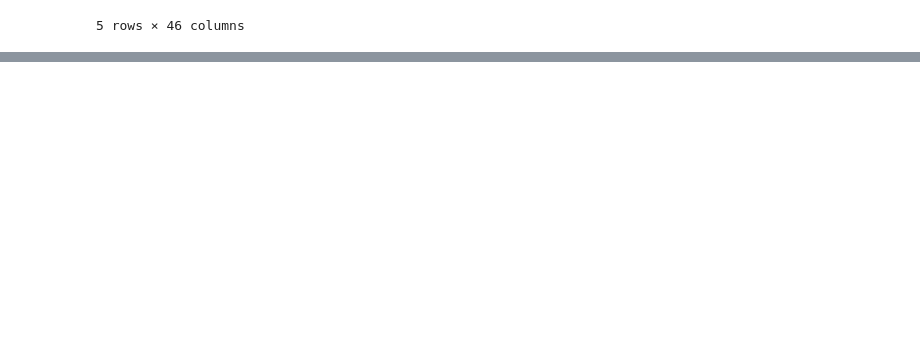
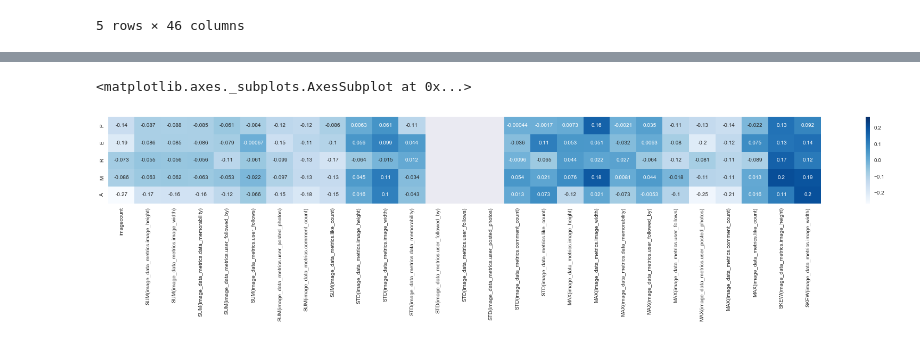
Before and after one commit to JeroenSchmidt/UvA-DSF-group, a Jupyter notebook: uc2/exploration_notebooks/rafael/Feature Tools.ipynb, the cells around one changed output, grey strips where cells are left out. Saved outputs shown, nothing was run; the diff lists cells and outputs as text; code cells hidden in the pictures; blank space fills up the shorter version.

```diff
--- a/uc2/exploration_notebooks/rafael/Feature Tools.ipynb
+++ b/uc2/exploration_notebooks/rafael/Feature Tools.ipynb
@@ -66,5 +37,4 @@ memory usage: 5.7+ MB
 # %%
-df_img_data = pd.read_pickle('../../data/Visual_well_being/image_data.pickle')
 df_img_data['image_posted_time'] = pd.to_datetime(df_img_data['image_posted_time'])
 # %%
 df_img_data['user_id'] = pd.to_numeric(df_img_data['user_id'])
@@ -99,3 +62,9 @@ es = es.add_relationship(r_user_img_data_metrics)
 features, feature_names = ft.dfs(entityset = es, target_entity = 'users',
                                  agg_primitives = ['mean', 'max', 'percent_true', 'last', 'num_unique', 'min'],
                                  trans_primitives = ['years', 'month', 'subtract', 'divide'])
+# %%
+# Perform deep feature synthesis without specifying primitives
+features, feature_names = ft.dfs(entityset=es, target_entity='users',
+                                 max_depth = 2)
+
+features.head()
@@ -101,0 +101,11 @@ features, feature_names = ft.dfs(entityset = es, target_entity = 'users',
+# %%
+import matplotlib.pyplot as plt
+import seaborn as sns
+%matplotlib inline
+
+plt.figure(figsize=(30,3))
+
+sns.heatmap(features.corr().loc[['P', 'E', 'R', 'M', 'A'], :].iloc[:,33:60], cmap='Blues', annot=True)
+# %% [output]
+<matplotlib.axes._subplots.AxesSubplot at 0x...>
+[figure, added]
```
Also changed, not shown: parts of 25 cells of this notebook.
